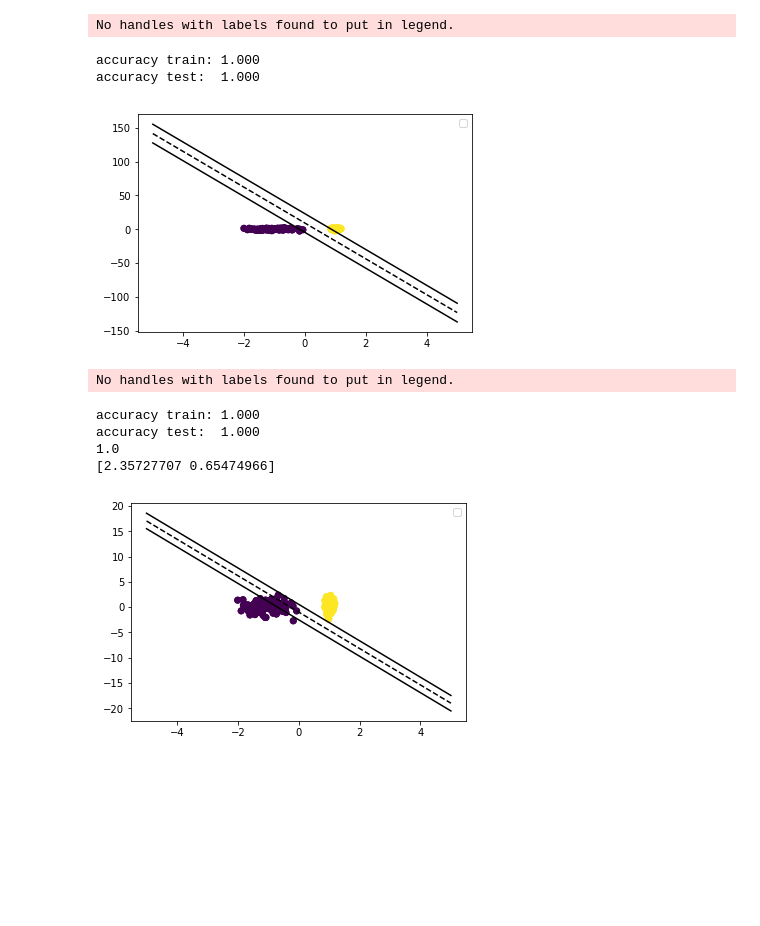
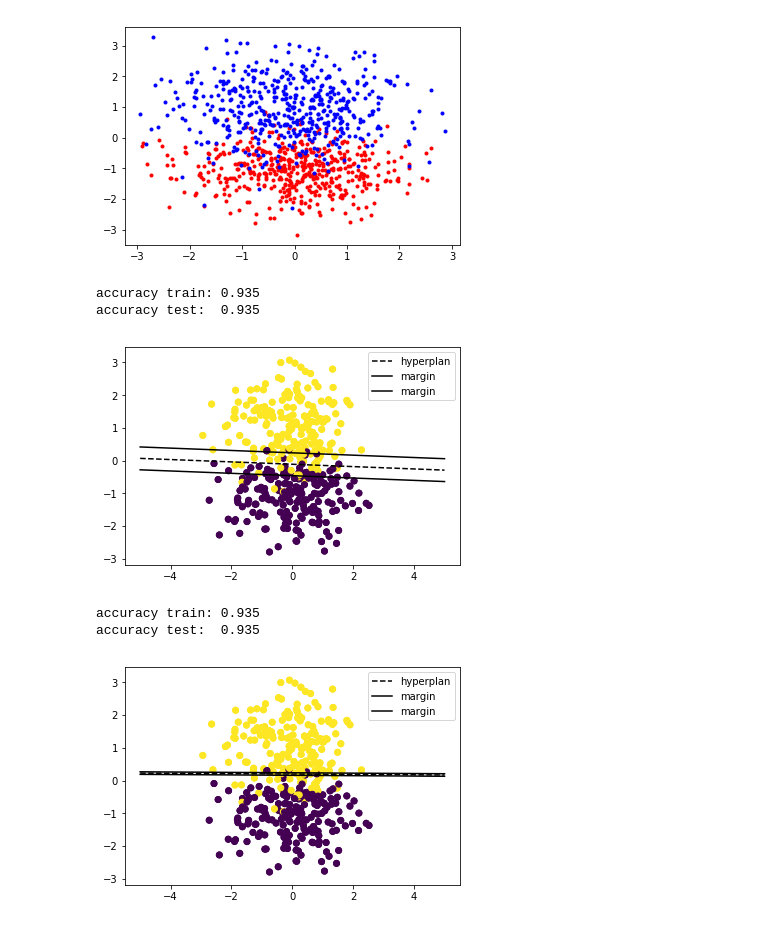
Before and after one commit to baptisteesteban/OCVXII, a Jupyter notebook: SMO.ipynb, the cells around one changed output. Saved outputs shown, nothing was run; the diff lists cells and outputs as text; code cells hidden in the pictures; blank space fills up the shorter version.

Commit message:
linear comparison with SVC

```diff
--- a/SMO.ipynb
+++ b/SMO.ipynb
@@ -67,9 +69,9 @@ class SMO:
                         L = max(0, alpha2 - alpha1)
                         H = min(self.C, self.C + alpha2 - alpha1)
 
-                    if (L == H):
+                    '''if (L == H):
                         continue
-
+                    '''
                     nu = self.kernel(x1, x1) + self.kernel(x2, x2) - 2 * self.kernel(x1, x2)
 
                     if (nu < 0):
@@ -101,7 +103,6 @@ class SMO:
             if diff < self.epsilon:
                 break
         self.compute_w(alphas, X, y)
-        return alphas
 
     def predict(self, X):
         return self.h(X)
@@ -132,3 +130,27 @@ def generate_linear_problem(size, percent=0.2):
     Xtest = res2[:,:2]
     ytest = res2[:,-1]
     return X, y, Xtest, ytest
+# %%
+def generate_nonlinear_problem(size, percent=0.2):
+    samples = make_classification(n_samples=size, n_features=2, n_redundant=0, n_informative=1, n_clusters_per_class=1, flip_y=-1)
+    red = samples[0][samples[1] == 0]
+    blue = samples[0][samples[1] == 1]
+    plt.plot(red[:, 0], red[:, 1], 'r.')
+    plt.plot(blue[:, 0], blue[:, 1], 'b.')
+    plt.show()
+    red = np.array([np.append(red[i], -1) for i in range(len(red))])
+    blue = np.array([np.append(blue[i], 1) for i in range(len(blue))])
+    perc = int(percent * size)
+    trainr = red[:perc]
+    testr = red[perc:]
+    trainb = blue[:perc]
+    testb = blue[perc:]
+    res = np.append(trainr, trainb, axis=0)
+    res = shuffle(res)
+    res2 = np.append(testr, testb, axis=0)
+    res2 = shuffle(res)
+    X = res[:,:2]
+    y = res[:,-1]
+    Xtest = res2[:,:2]
+    ytest = res2[:,-1]
+    return X, y, Xtest, ytest
@@ -135,5 +224,7 @@ def generate_linear_problem(size, percent=0.2):
 # %%
-X, y, Xtest, ytest = generate_linear_problem(500)
+X, y, Xtest, ytest = generate_nonlinear_problem(1000)
+# %% [output]
+[figure, added]
 # %%
 model = SVC(kernel='linear', C = 1.0)
 # Fit model
@@ -153,52 +244,46 @@ xx = np.linspace(-5,5)
 yy = - 1 * (xx*w[0] + model.intercept_) / w[1]
 yy1 = - 1 * (xx*w[0] + model.intercept_ - 1) / w[1]
 yy2 = - 1 * (xx*w[0] + model.intercept_ + 1) / w[1]
-h0 = plt.plot(xx, yy, 'k--')
-h1 = plt.plot(xx, yy1, 'k-')
-h2 = plt.plot(xx, yy2, 'k-')
+h0 = plt.plot(xx, yy, 'k--', label='hyperplan')
+h1 = plt.plot(xx, yy1, 'k-', label='margin')
+h2 = plt.plot(xx, yy2, 'k-', label='margin')
 
 plt.scatter(X[:, 0], X[:, 1], c = y)
 plt.scatter(Xtest[:, 0], Xtest[:, 1], c = ytest)
 plt.legend()
 plt.show()
 # %% [output]
-No handles with labels found to put in legend.
+accuracy train: 0.935
+accuracy test:  0.935
-accuracy train: 1.000
-accuracy test:  1.000
-[figure, old version]
+[figure, new version]
 # %%
 model = SMO()
 # Fit model
 alphas = model.fit(X, y)
 # Make prediction
 y_hat = model.predict(X)
 y_hattest = model.predict(Xtest)
 # Calculate accuracy
 acc = accuracy_score(y, y_hat)
 acc2 = accuracy_score(ytest, y_hattest)
 print("accuracy train:\t%.3f" % (acc))
 print("accuracy test:\t%.3f" % (acc2))
-print(accuracy_score(ytest, y_hattest))
 w = model.w
-print(w)
 
 xx = np.linspace(-5,5)
 yy = - 1 * (xx*w[0] + model.b) / w[1]
 yy1 = - 1 * (xx*w[0] + model.b - 1) / w[1]
 yy2 = - 1 * (xx*w[0] + model.b + 1) / w[1]
-h0 = plt.plot(xx, yy, 'k--')
-h1 = plt.plot(xx, yy1, 'k-')
-h2 = plt.plot(xx, yy2, 'k-')
+h0 = plt.plot(xx, yy, 'k--', label='hyperplan')
+h1 = plt.plot(xx, yy1, 'k-', label='margin')
+h2 = plt.plot(xx, yy2, 'k-', label='margin')
 
 
 plt.scatter(X[:, 0], X[:, 1], c = y)
 plt.scatter(Xtest[:, 0], Xtest[:, 1], c = ytest)
 plt.legend()
 plt.show()
 # %% [output]
-No handles with labels found to put in legend.
+accuracy train: 0.935
+accuracy test:  0.935
-accuracy train: 1.000
-accuracy test:  1.000
-1.0
-[2.35727707 0.65474966]
-[figure, old version]
+[figure, new version]
```
Also changed, not shown: parts of 4 cells of this notebook.
